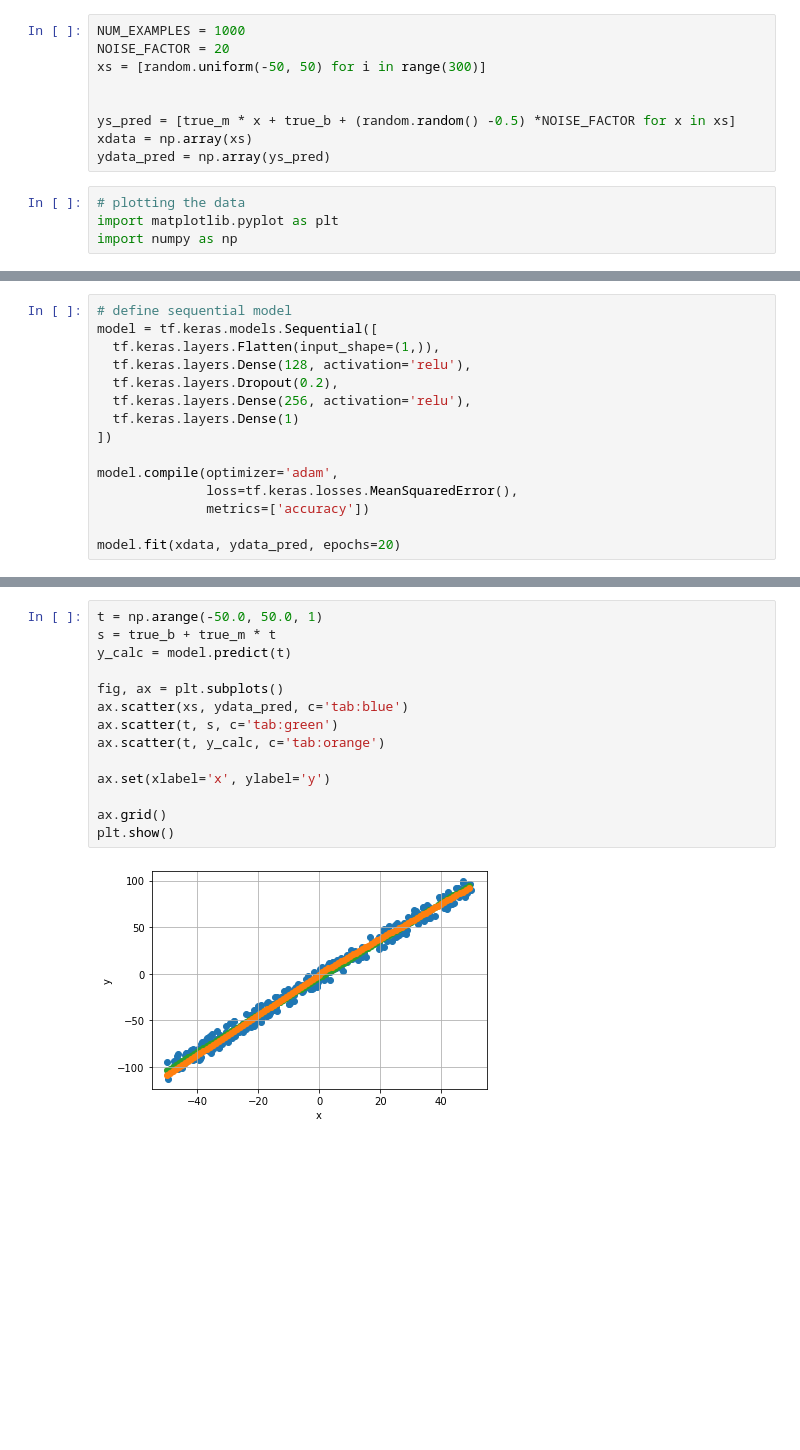
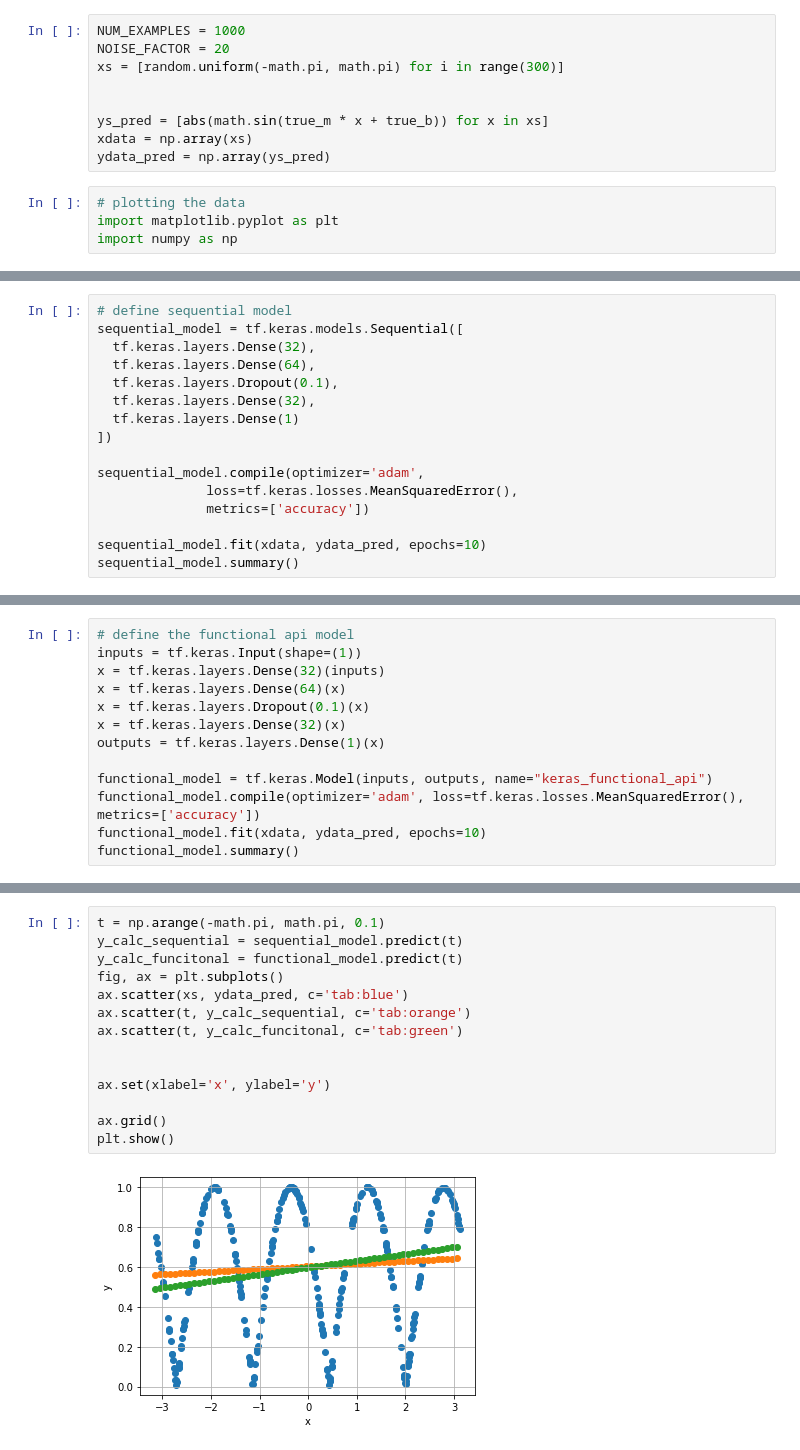
Before and after one commit to davidpitkanen/tensorflowbasics, a Jupyter notebook: helloworld.ipynb, the cells around one changed output, grey strips where cells are left out. Drawn from its saved outputs; the diff is of its cells as text; blank space fills up the shorter version.

Commit message:
added a functional model to the hello world notebook

```diff
--- a/helloworld.ipynb
+++ b/helloworld.ipynb
@@ -14,10 +14,10 @@ true_b = -4.0
 # %%
 NUM_EXAMPLES = 1000
 NOISE_FACTOR = 20
-xs = [random.uniform(-50, 50) for i in range(300)]
+xs = [random.uniform(-math.pi, math.pi) for i in range(300)]
 
 
-ys_pred = [true_m * x + true_b + (random.random() -0.5) *NOISE_FACTOR for x in xs]
+ys_pred = [abs(math.sin(true_m * x + true_b)) for x in xs]
 xdata = np.array(xs)
 ydata_pred = np.array(ys_pred)
 # %%
@@ -42,16 +39,17 @@ plt.show()
 # %%
 # define sequential model
-model = tf.keras.models.Sequential([
-  tf.keras.layers.Flatten(input_shape=(1,)),
-  tf.keras.layers.Dense(128, activation='relu'),
-  tf.keras.layers.Dropout(0.2),
-  tf.keras.layers.Dense(256, activation='relu'),
+sequential_model = tf.keras.models.Sequential([
+  tf.keras.layers.Dense(32),
+  tf.keras.layers.Dense(64),
+  tf.keras.layers.Dropout(0.1),
+  tf.keras.layers.Dense(32),
   tf.keras.layers.Dense(1)
 ])
 
-model.compile(optimizer='adam',
+sequential_model.compile(optimizer='adam',
               loss=tf.keras.losses.MeanSquaredError(),
               metrics=['accuracy'])
 
-model.fit(xdata, ydata_pred, epochs=20)
+sequential_model.fit(xdata, ydata_pred, epochs=10)
+sequential_model.summary()
 # %% [output]
@@ -75,0 +73,13 @@ Epoch 20/20
+# %%
+# define the functional api model
+inputs = tf.keras.Input(shape=(1))
+x = tf.keras.layers.Dense(32)(inputs)
+x = tf.keras.layers.Dense(64)(x)
+x = tf.keras.layers.Dropout(0.1)(x)
+x = tf.keras.layers.Dense(32)(x)
+outputs = tf.keras.layers.Dense(1)(x)
+
+functional_model = tf.keras.Model(inputs, outputs, name="keras_functional_api")
+functional_model.compile(optimizer='adam', loss=tf.keras.losses.MeanSquaredError(), metrics=['accuracy'])
+functional_model.fit(xdata, ydata_pred, epochs=10)
+functional_model.summary()
@@ -78,16 +108,16 @@ y_calc = model.predict(t)
 # %%
-t = np.arange(-50.0, 50.0, 1)
-s = true_b + true_m * t
-y_calc = model.predict(t)
-
+t = np.arange(-math.pi, math.pi, 0.1)
+y_calc_sequential = sequential_model.predict(t)
+y_calc_funcitonal = functional_model.predict(t)
 fig, ax = plt.subplots()
 ax.scatter(xs, ydata_pred, c='tab:blue')
-ax.scatter(t, s, c='tab:green')
-ax.scatter(t, y_calc, c='tab:orange')
+ax.scatter(t, y_calc_sequential, c='tab:orange')
+ax.scatter(t, y_calc_funcitonal, c='tab:green')
+
 
 ax.set(xlabel='x', ylabel='y')
 
 ax.grid()
 plt.show()
 # %% [output]
-[figure, old version]
+[figure, new version]
```
Also changed, not shown: parts of 6 cells of this notebook, 1 other file.
